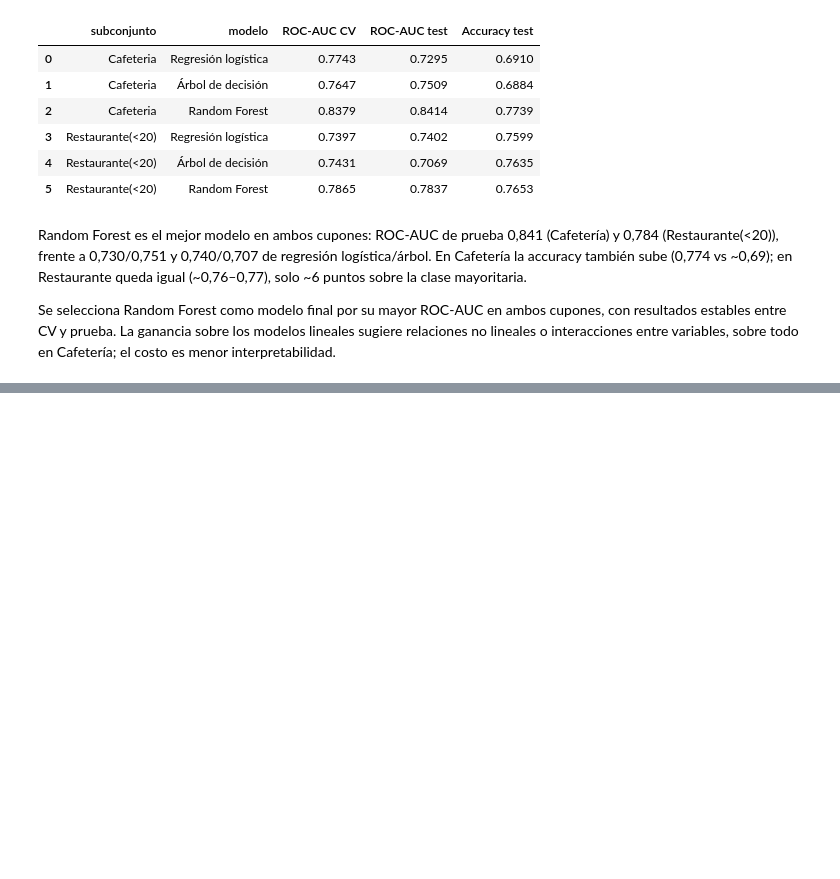
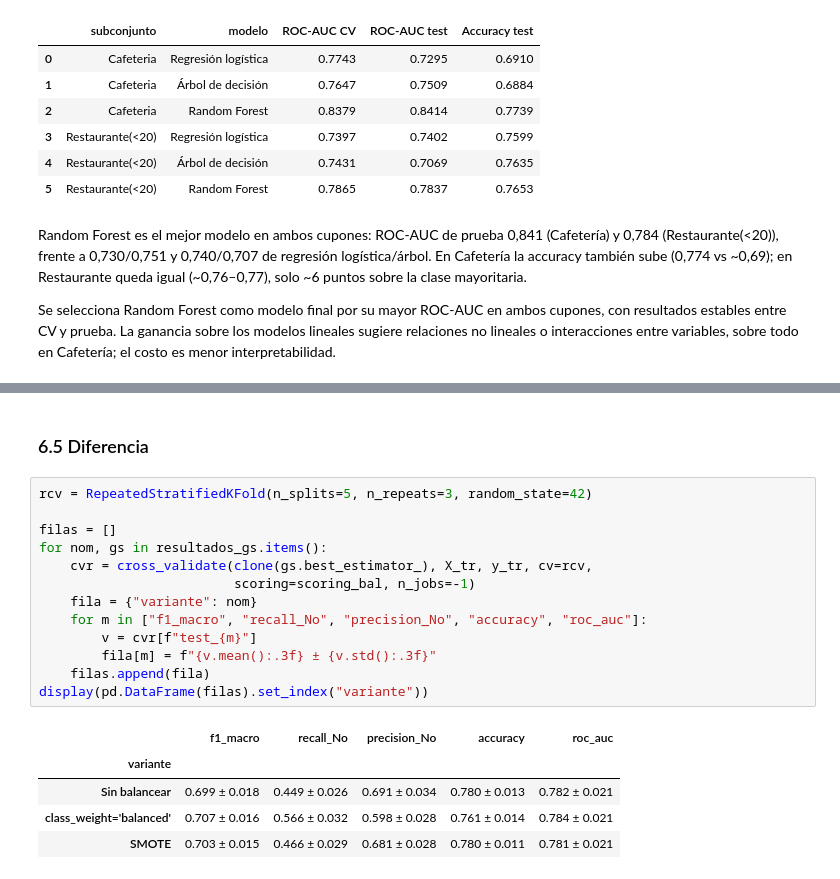
Before and after one commit to nreyl/ML-L3-G44, a Jupyter notebook: L3.ipynb, the cells around one changed output, grey strips where cells are left out. Saved outputs shown, nothing was run; the diff lists cells and outputs as text; blank space fills up the shorter version.

```diff
--- a/L3.ipynb
+++ b/L3.ipynb
@@ -978,0 +1113,21 @@ Se selecciona Random Forest como modelo final por su mayor ROC-AUC en ambos cupo
+# %% [markdown]
+### 6.5 Diferencia
+# %%
+rcv = RepeatedStratifiedKFold(n_splits=5, n_repeats=3, random_state=42)
+
+filas = []
+for nom, gs in resultados_gs.items():
+    cvr = cross_validate(clone(gs.best_estimator_), X_tr, y_tr, cv=rcv,
+                         scoring=scoring_bal, n_jobs=-1)
+    fila = {"variante": nom}
+    for m in ["f1_macro", "recall_No", "precision_No", "accuracy", "roc_auc"]:
+        v = cvr[f"test_{m}"]
+        fila[m] = f"{v.mean():.3f} ± {v.std():.3f}"
+    filas.append(fila)
+display(pd.DataFrame(filas).set_index("variante"))
+# %% [output]
+|  | f1_macro | recall_No | precision_No | accuracy | roc_auc |
+| variante |  |  |  |  |  |
+| Sin balancear | 0.699 ± 0.018 | 0.449 ± 0.026 | 0.691 ± 0.034 | 0.780 ± 0.013 | 0.782 ± 0.021 |
+| class_weight='balanced' | 0.707 ± 0.016 | 0.566 ± 0.032 | 0.598 ± 0.028 | 0.761 ± 0.014 | 0.784 ± 0.021 |
+| SMOTE | 0.703 ± 0.015 | 0.466 ± 0.029 | 0.681 ± 0.028 | 0.780 ± 0.011 | 0.781 ± 0.021 |
```
Also changed, not shown: parts of 11 cells of this notebook.
